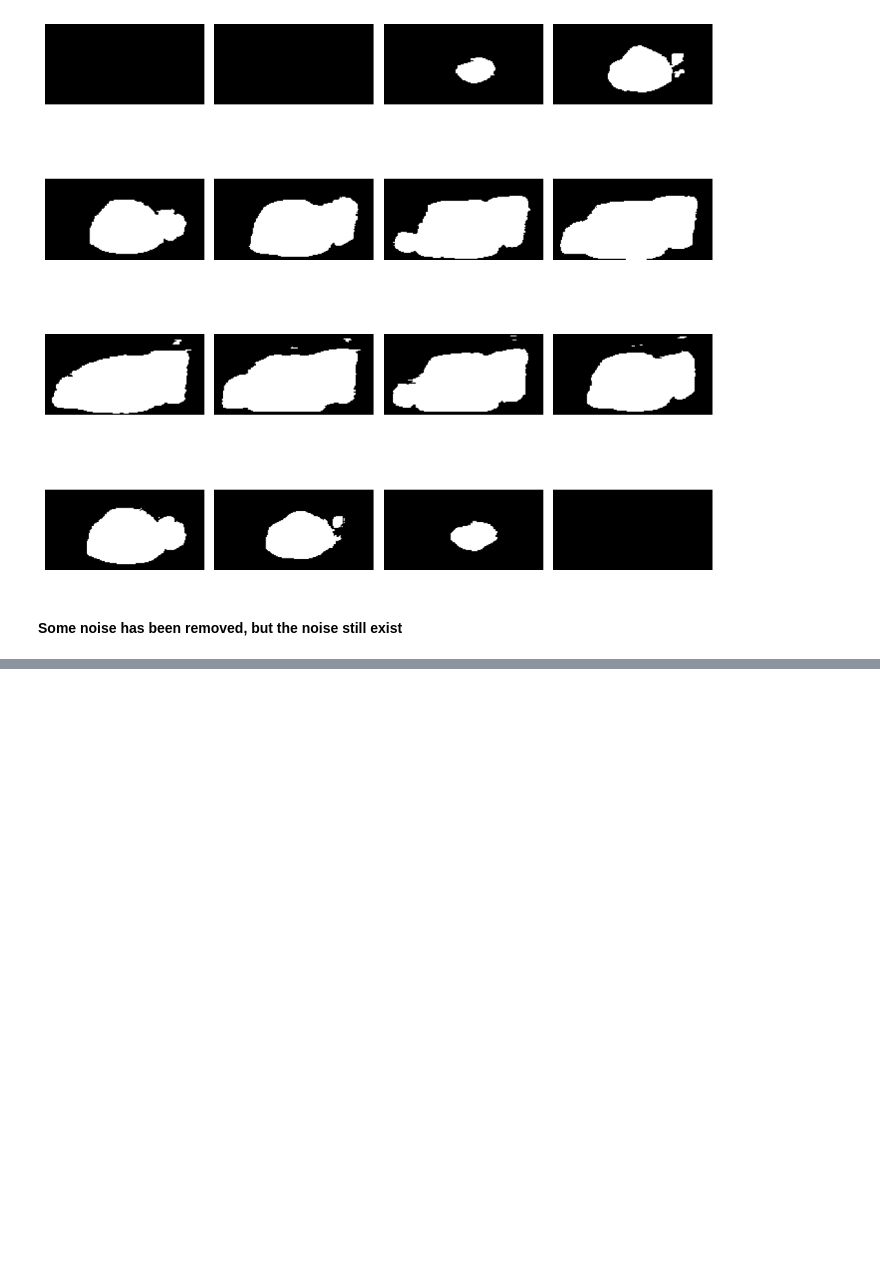
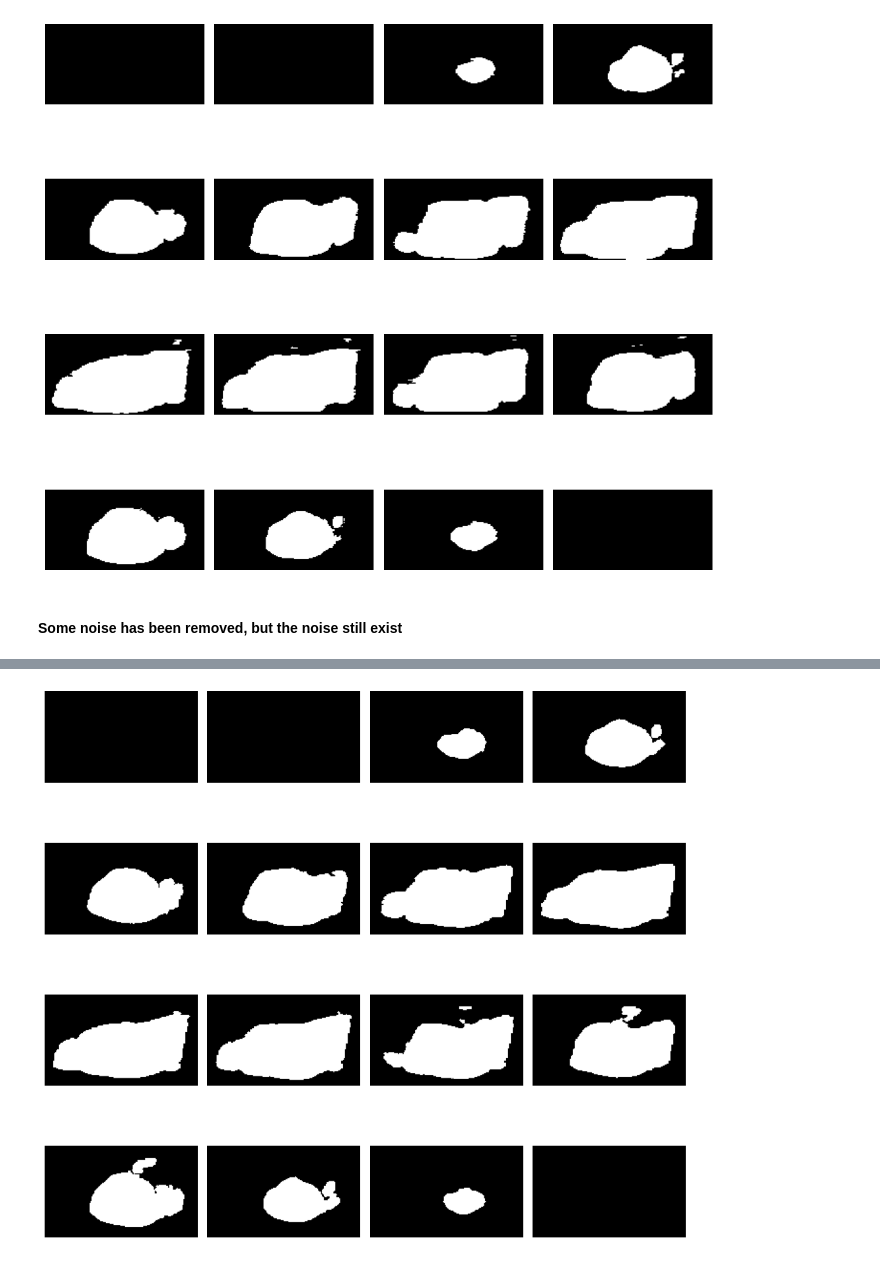
Before and after one commit to AnriiGegliuk/mice_MRI_analysis, a Jupyter notebook: notebooks/3d_vis.ipynb, the cells around one changed output, grey strips where cells are left out. Cells and saved outputs as stored; diff of their text form; code cells hidden in the pictures; blank space fills up the shorter version.

```diff
--- a/notebooks/3d_vis.ipynb
+++ b/notebooks/3d_vis.ipynb
@@ -257,0 +265,29 @@ plt.show()
+# %%
+from skimage.morphology import opening, ball
+from scipy.ndimage import generate_binary_structure
+from skimage.measure import label, regionprops
+
+def clean_mask_advanced(mask, volume_threshold=500, opening_size=0.9):
+    selem = generate_binary_structure(3, 2)
+    mask_opened = opening(mask, selem)
+
+    labeled_mask = label(mask_opened)
+
+    # Identify regions above the volume threshold
+    regions = regionprops(labeled_mask)
+    large_regions = [r for r in regions if r.area > volume_threshold]
+
+    # Create a clean mask
+    cleaned_mask = np.zeros_like(mask)
+    for region in large_regions:
+        cleaned_mask[labeled_mask == region.label] = 1
+
+    return cleaned_mask
+
+# Use the function
+cleaned_mask_advanced = clean_mask_advanced(vis_img)
+
+# Visualize it
+ploting(cleaned_mask_advanced)
+# %% [output]
+[figure, added]
```
Also changed, not shown: parts of 8 cells of this notebook.
